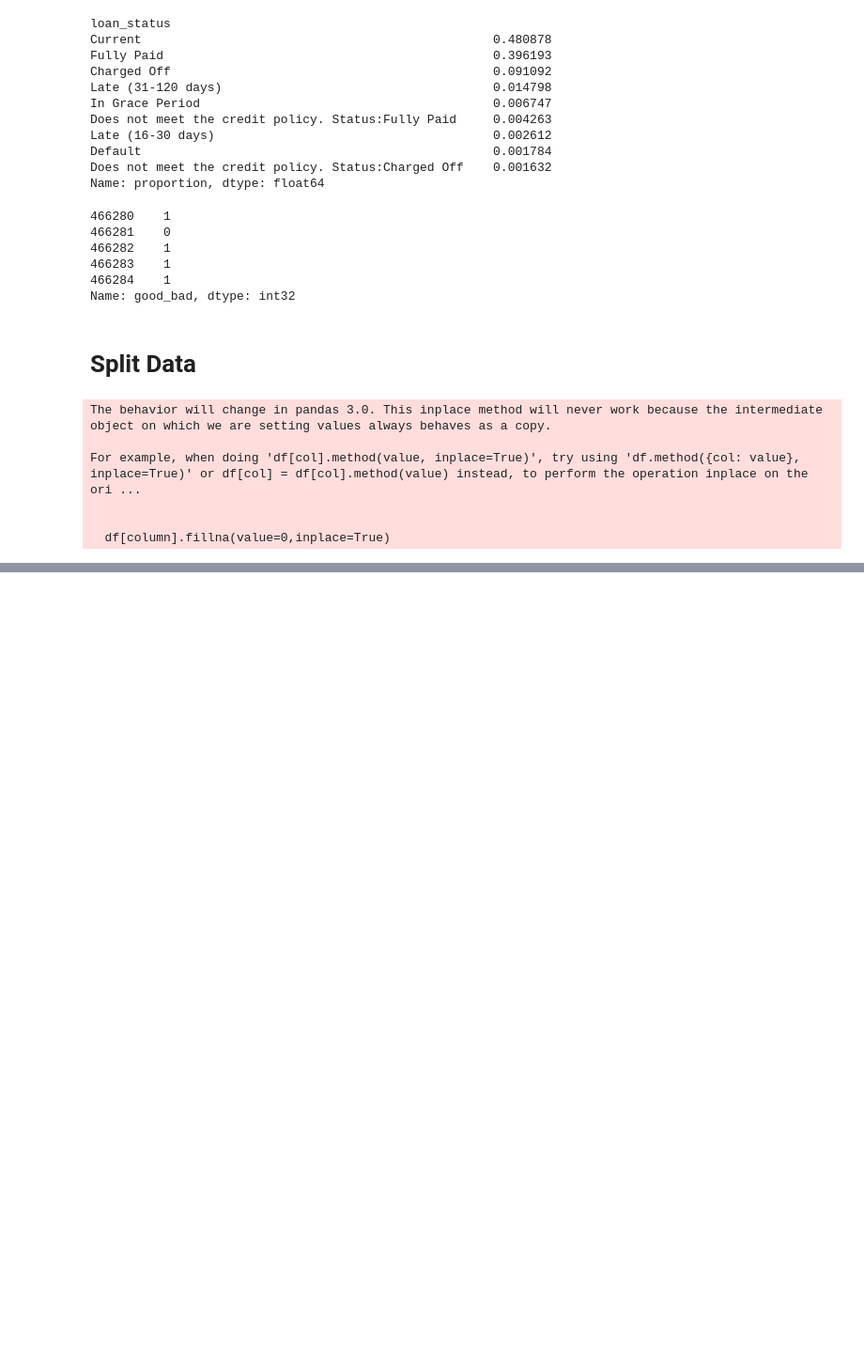
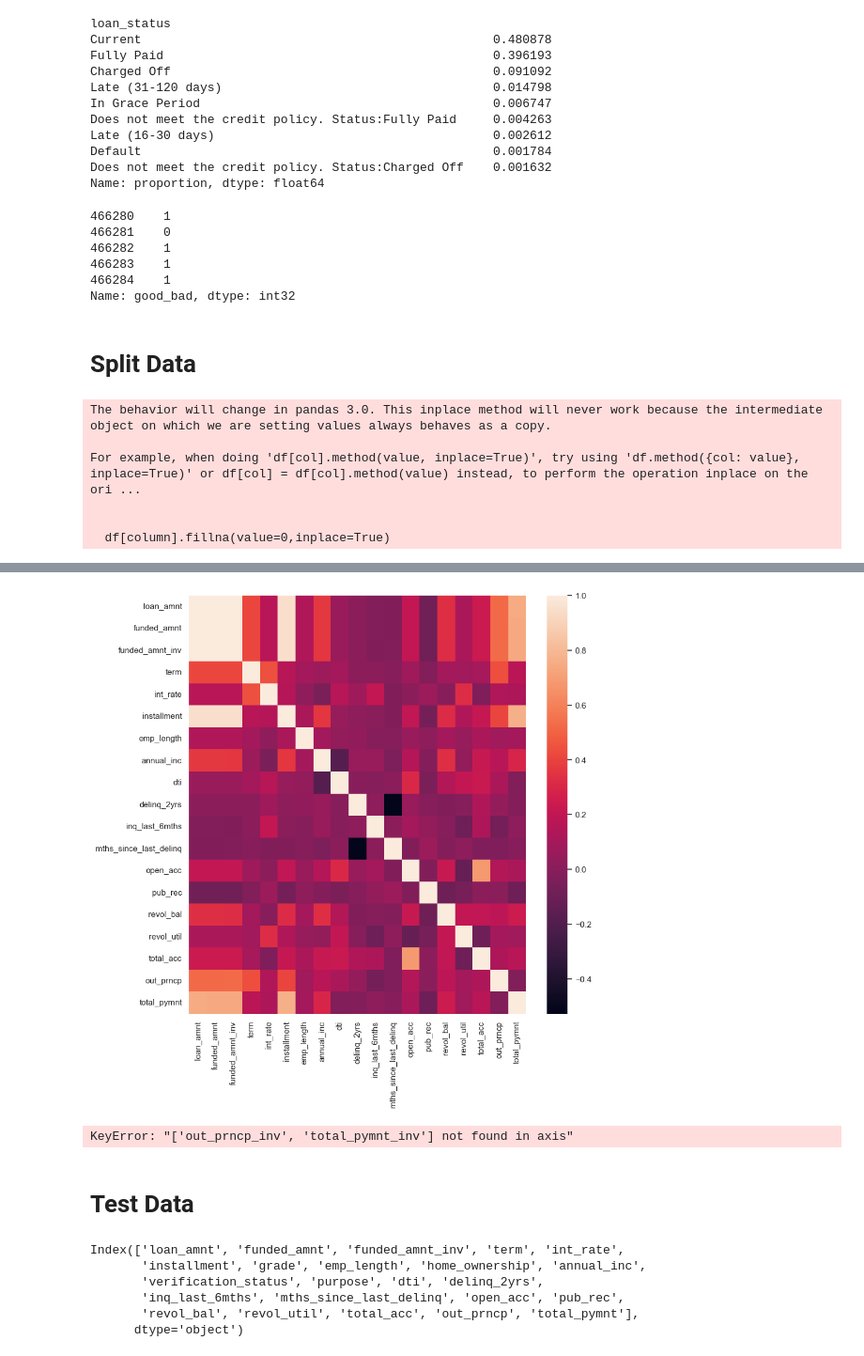
Before and after one commit to TeetyK/Credit_Score_AI, a Jupyter notebook: credit_score.ipynb, the cells around one changed output, grey strips where cells are left out. Shown at 94% size. Cells and saved outputs as stored; diff of their text form; code cells hidden in the pictures; blank space fills up the shorter version.

Commit message:
update file: feature selection

```diff
--- a/credit_score.ipynb
+++ b/credit_score.ipynb
@@ -214,0 +260,3 @@ Name: issue_d, Length: 373028, dtype: object
+# %%
+X_train_cat = X_train.select_dtypes(include='object').copy()
+X_train_num = X_train.select_dtypes(include='number').copy()
@@ -214,0 +275,5 @@ Name: issue_d, Length: 373028, dtype: object
+# %%
+X_train_num.fillna(X_train_num.mean() , inplace=True)
+F_stat , p_values = f_classif(X_train_num , y_train)
+ANOVA_F_table = pd.DataFrame(data = {'Numberical_Feature': X_train_num.columns.values , 'F-Score': F_stat,'p values':p_values.round(decimals=10)})
+ANOVA_F_table.sort_values(by=['F-Score'],ascending=False )
@@ -214,0 +302,32 @@ Name: issue_d, Length: 373028, dtype: object
+# %%
+top_num_features = ANOVA_F_table.iloc[:20,0].to_list()
+corrmat = X_train_num[top_num_features].corr()
+plt.figure(figsize=(10,10))
+sns.heatmap(corrmat);
+# %% [output]
+[figure, added]
+# %%
+# Define a helper function to drop the 4 categorical features with least p-values for chi squared test, 14 numerical features with least F-Statistic
+# and 2 numerical features with high multicollinearity
+drop_columns_list = ANOVA_F_table.iloc[20:, 0].to_list()
+drop_columns_list.extend(chi2_result.iloc[4:, 0].to_list())
+drop_columns_list.extend(['out_prncp_inv', 'total_pymnt_inv'])
+
+def col_to_drop(df, columns_list):
+    df.drop(columns = columns_list, inplace = True)
+
+# apply to X_train
+col_to_drop(X_train, drop_columns_list)
+# %% [output]
+KeyError: "['out_prncp_inv', 'total_pymnt_inv'] not found in axis"
+# %% [markdown]
+# Test Data
+# %%
+X_train.columns
+# %% [output]
+Index(['loan_amnt', 'funded_amnt', 'funded_amnt_inv', 'term', 'int_rate',
+       'installment', 'grade', 'emp_length', 'home_ownership', 'annual_inc',
+       'verification_status', 'purpose', 'dti', 'delinq_2yrs',
+       'inq_last_6mths', 'mths_since_last_delinq', 'open_acc', 'pub_rec',
+       'revol_bal', 'revol_util', 'total_acc', 'out_prncp', 'total_pymnt'],
+      dtype='object')
```
Also changed, not shown: parts of 34 cells of this notebook.
